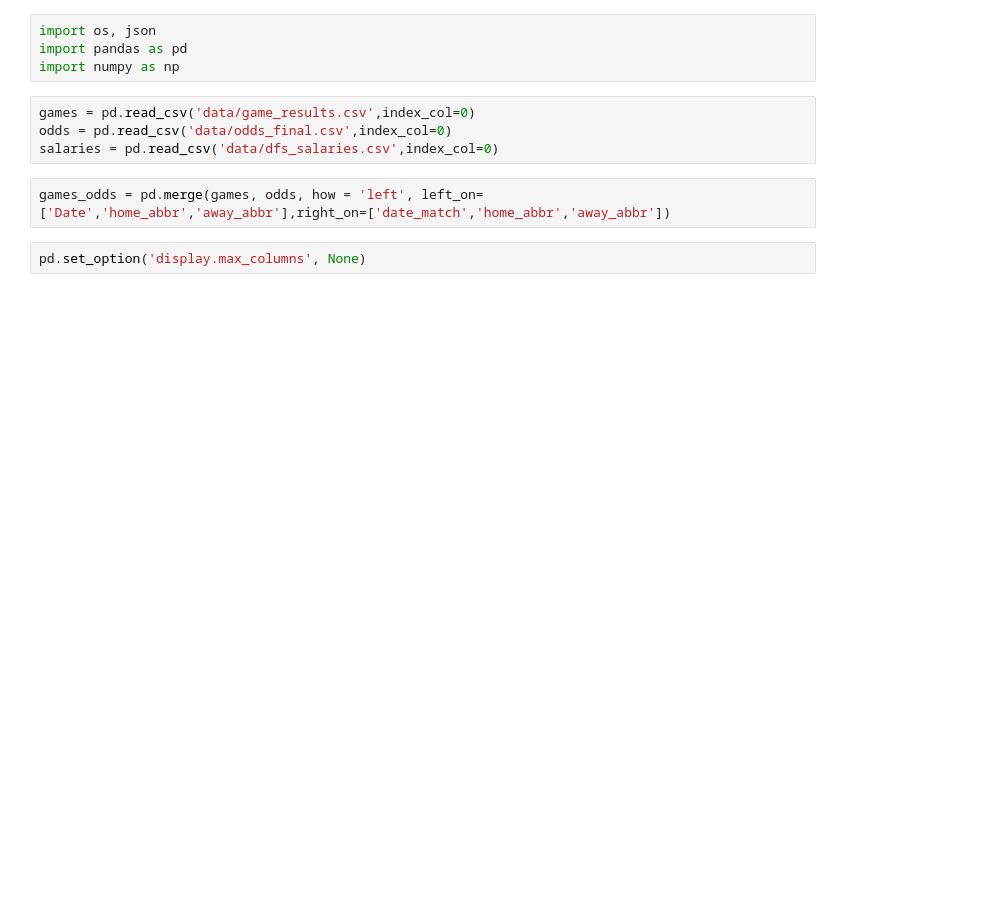
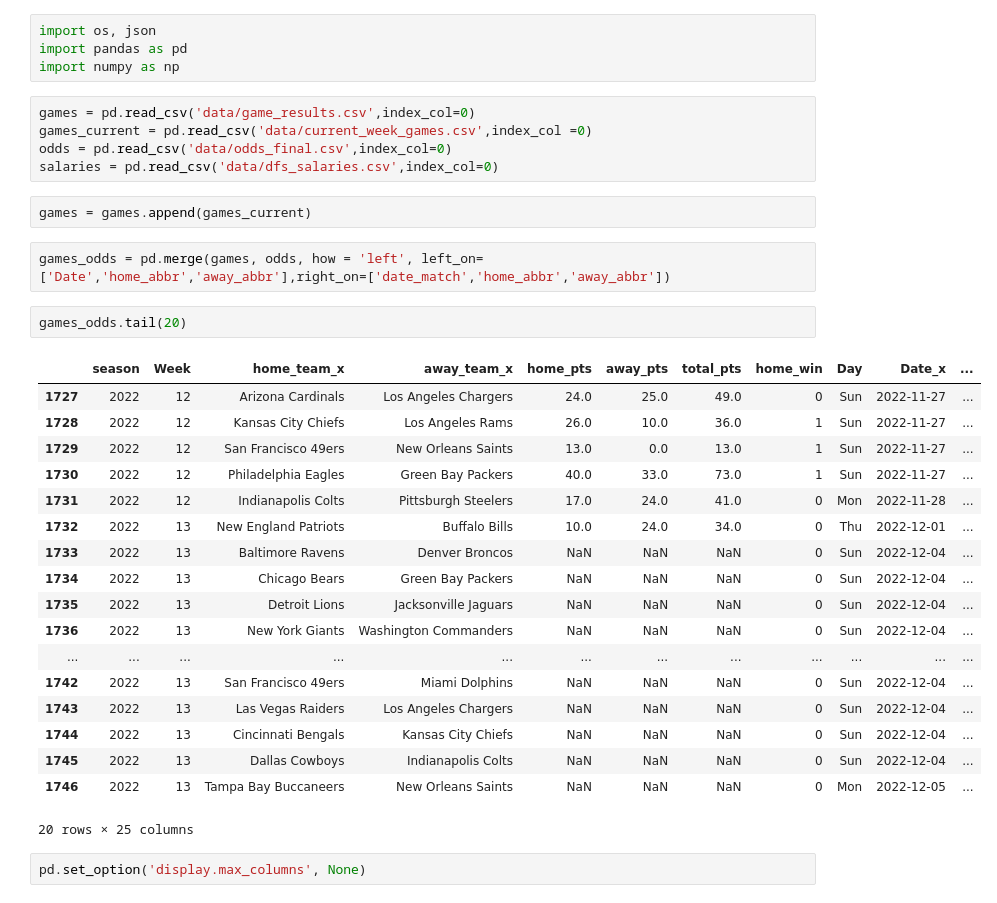
Before and after one commit to robertbingaman/dfs-odds, a Jupyter notebook: 4. Join Sources.ipynb, the cells around one changed output. Drawn from its saved outputs; the diff is of its cells as text; blank space fills up the shorter version.

```diff
--- a/4. Join Sources.ipynb
+++ b/4. Join Sources.ipynb
@@ -4,10 +4,34 @@ import pandas as pd
 import numpy as np
 # %%
 games = pd.read_csv('data/game_results.csv',index_col=0)
+games_current = pd.read_csv('data/current_week_games.csv',index_col =0)
 odds = pd.read_csv('data/odds_final.csv',index_col=0)
 salaries = pd.read_csv('data/dfs_salaries.csv',index_col=0)
+# %%
+games = games.append(games_current)
 # %%
 games_odds = pd.merge(games, odds, how = 'left', left_on=['Date','home_abbr','away_abbr'],right_on=['date_match','home_abbr','away_abbr'])
+# %%
+games_odds.tail(20)
+# %% [output]
+|  | season | Week | home_team_x | away_team_x | home_pts | away_pts | total_pts | home_win | Day | Date_x | ... |
+| 1727 | 2022 | 12 | Arizona Cardinals | Los Angeles Chargers | 24.0 | 25.0 | 49.0 | 0 | Sun | 2022-11-27 | ... |
+| 1728 | 2022 | 12 | Kansas City Chiefs | Los Angeles Rams | 26.0 | 10.0 | 36.0 | 1 | Sun | 2022-11-27 | ... |
+| 1729 | 2022 | 12 | San Francisco 49ers | New Orleans Saints | 13.0 | 0.0 | 13.0 | 1 | Sun | 2022-11-27 | ... |
+| 1730 | 2022 | 12 | Philadelphia Eagles | Green Bay Packers | 40.0 | 33.0 | 73.0 | 1 | Sun | 2022-11-27 | ... |
+| 1731 | 2022 | 12 | Indianapolis Colts | Pittsburgh Steelers | 17.0 | 24.0 | 41.0 | 0 | Mon | 2022-11-28 | ... |
+| 1732 | 2022 | 13 | New England Patriots | Buffalo Bills | 10.0 | 24.0 | 34.0 | 0 | Thu | 2022-12-01 | ... |
+| 1733 | 2022 | 13 | Baltimore Ravens | Denver Broncos | NaN | NaN | NaN | 0 | Sun | 2022-12-04 | ... |
+| 1734 | 2022 | 13 | Chicago Bears | Green Bay Packers | NaN | NaN | NaN | 0 | Sun | 2022-12-04 | ... |
+| 1735 | 2022 | 13 | Detroit Lions | Jacksonville Jaguars | NaN | NaN | NaN | 0 | Sun | 2022-12-04 | ... |
+| 1736 | 2022 | 13 | New York Giants | Washington Commanders | NaN | NaN | NaN | 0 | Sun | 2022-12-04 | ... |
+| ... | ... | ... | ... | ... | ... | ... | ... | ... | ... | ... | ... |
+| 1742 | 2022 | 13 | San Francisco 49ers | Miami Dolphins | NaN | NaN | NaN | 0 | Sun | 2022-12-04 | ... |
+| 1743 | 2022 | 13 | Las Vegas Raiders | Los Angeles Chargers | NaN | NaN | NaN | 0 | Sun | 2022-12-04 | ... |
+| 1744 | 2022 | 13 | Cincinnati Bengals | Kansas City Chiefs | NaN | NaN | NaN | 0 | Sun | 2022-12-04 | ... |
+| 1745 | 2022 | 13 | Dallas Cowboys | Indianapolis Colts | NaN | NaN | NaN | 0 | Sun | 2022-12-04 | ... |
+| 1746 | 2022 | 13 | Tampa Bay Buccaneers | New Orleans Saints | NaN | NaN | NaN | 0 | Mon | 2022-12-05 | ... |
+20 rows × 25 columns
 # %%
 pd.set_option('display.max_columns', None)
 # %%
```
Also changed, not shown: parts of 8 cells of this notebook, 5 other files.
